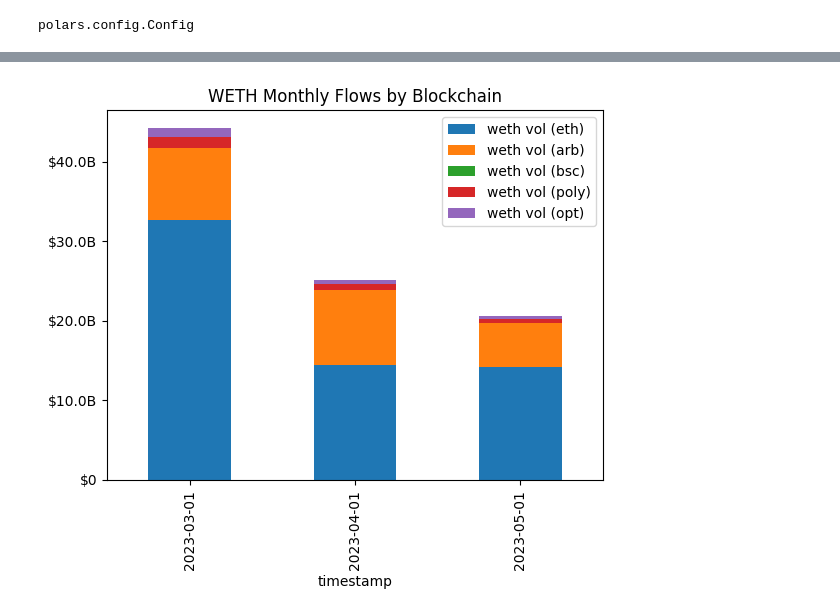
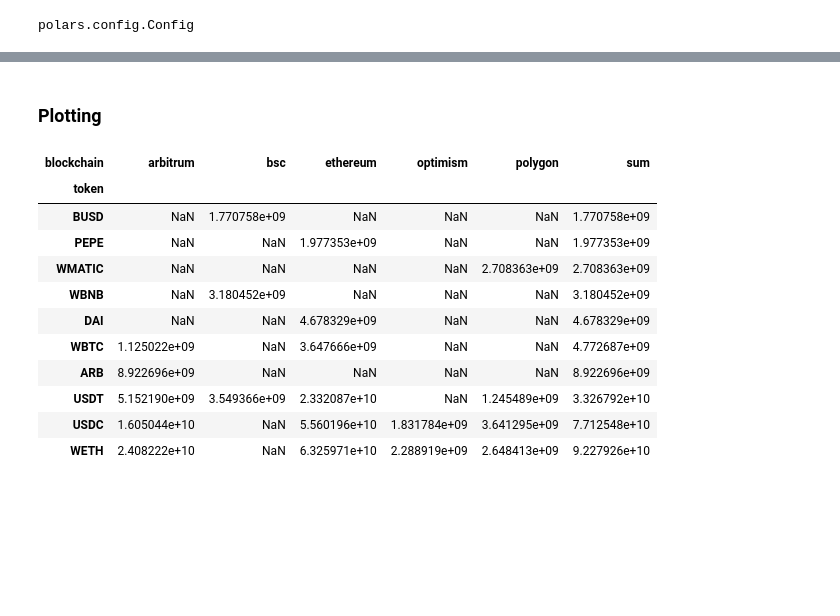
Before and after one commit to Evan-Kim2028/cross_chain_dexes, a Jupyter notebook: flow_tokens.ipynb, the cells around one changed output, grey strips where cells are left out. Cells and saved outputs as stored; diff of their text form; code cells hidden in the pictures; blank space fills up the shorter version.

```diff
--- a/flow_tokens.ipynb
+++ b/flow_tokens.ipynb
@@ -165,0 +108,2 @@ pd_monthly_chart['timestamp'] = pd.to_datetime(pd_monthly_chart['timestamp']).dt
+# %% [markdown]
+### Plotting
@@ -166,9 +120,23 @@ pd_monthly_chart['timestamp'] = pd.to_datetime(pd_monthly_chart['timestamp']).dt
+# %%
+pivot_df
+# %% [output]
+| blockchain | arbitrum | bsc | ethereum | optimism | polygon | sum |
+| token |  |  |  |  |  |  |
+| BUSD | NaN | 1.770758e+09 | NaN | NaN | NaN | 1.770758e+09 |
+| PEPE | NaN | NaN | 1.977353e+09 | NaN | NaN | 1.977353e+09 |
+| WMATIC | NaN | NaN | NaN | NaN | 2.708363e+09 | 2.708363e+09 |
+| WBNB | NaN | 3.180452e+09 | NaN | NaN | NaN | 3.180452e+09 |
+| DAI | NaN | NaN | 4.678329e+09 | NaN | NaN | 4.678329e+09 |
+| WBTC | 1.125022e+09 | NaN | 3.647666e+09 | NaN | NaN | 4.772687e+09 |
+| ARB | 8.922696e+09 | NaN | NaN | NaN | NaN | 8.922696e+09 |
+| USDT | 5.152190e+09 | 3.549366e+09 | 2.332087e+10 | NaN | 1.245489e+09 | 3.326792e+10 |
+| USDC | 1.605044e+10 | NaN | 5.560196e+10 | 1.831784e+09 | 3.641295e+09 | 7.712548e+10 |
+| WETH | 2.408222e+10 | NaN | 6.325971e+10 | 2.288919e+09 | 2.648413e+09 | 9.227926e+10 |
 # %%
 import matplotlib.pyplot as plt
 import matplotlib.ticker as ticker
 
-# Create the bar chart
-ax = pd_monthly_chart.plot.bar(x='timestamp', y=['weth vol (eth)', 'weth vol (arb)', 'weth vol (bsc)', 'weth vol (poly)', 'weth vol (opt)'], stacked=True, title='WETH Monthly Flows by Blockchain')
+import thanefield_charting as tc
 
 # Format the y-axis tick labels
 def format_y_ticks(value, pos):
@@ -180,11 +148,3 @@ def format_y_ticks(value, pos):
         return f'${value / 1e3:.1f}K'
     else:
         return f'${value:.0f}'
-
-# Apply the custom formatting function to the y-axis
-ax.yaxis.set_major_formatter(ticker.FuncFormatter(format_y_ticks))
-
-# Display the plot
-plt.show()
-# %% [output]
-[figure, removed]
```
Also changed, not shown: parts of 25 cells of this notebook, 2 other files.
